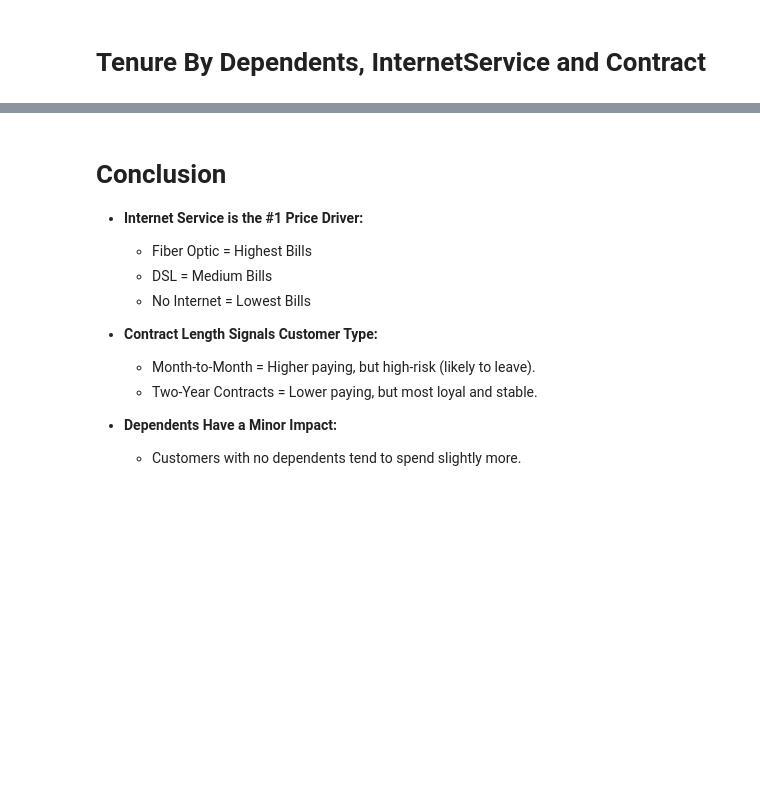
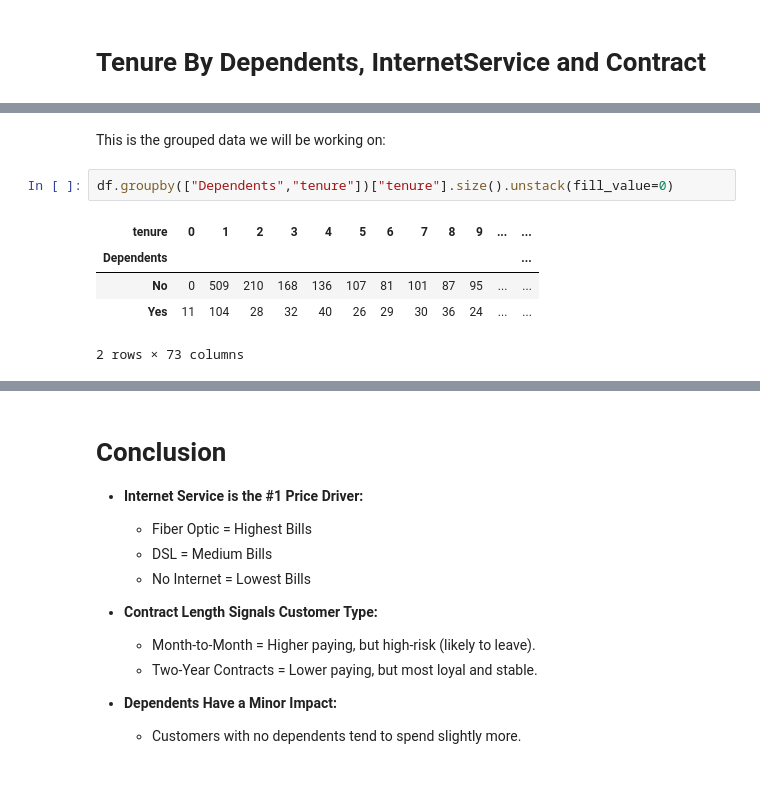
Before and after one commit to hajarmst211/customer_churn_prediction, a Jupyter notebook: notebooks/exploration.ipynb, the cells around one changed output, grey strips where cells are left out. Saved outputs shown, nothing was run; the diff lists cells and outputs as text; blank space fills up the shorter version.

```diff
--- a/notebooks/exploration.ipynb
+++ b/notebooks/exploration.ipynb
@@ -471,0 +438,10 @@ monthly_payment_by_column()
+# %% [markdown]
+This is the grouped data we will be working on:
+# %%
+df.groupby(["Dependents","tenure"])["tenure"].size().unstack(fill_value=0)
+# %% [output]
+| tenure | 0 | 1 | 2 | 3 | 4 | 5 | 6 | 7 | 8 | 9 | ... | ... |
+| Dependents |  |  |  |  |  |  |  |  |  |  |  | ... |
+| No | 0 | 509 | 210 | 168 | 136 | 107 | 81 | 101 | 87 | 95 | ... | ... |
+| Yes | 11 | 104 | 28 | 32 | 40 | 26 | 29 | 30 | 36 | 24 | ... | ... |
+2 rows × 73 columns
```
Also changed, not shown: parts of 10 cells of this notebook, 2 other files.
